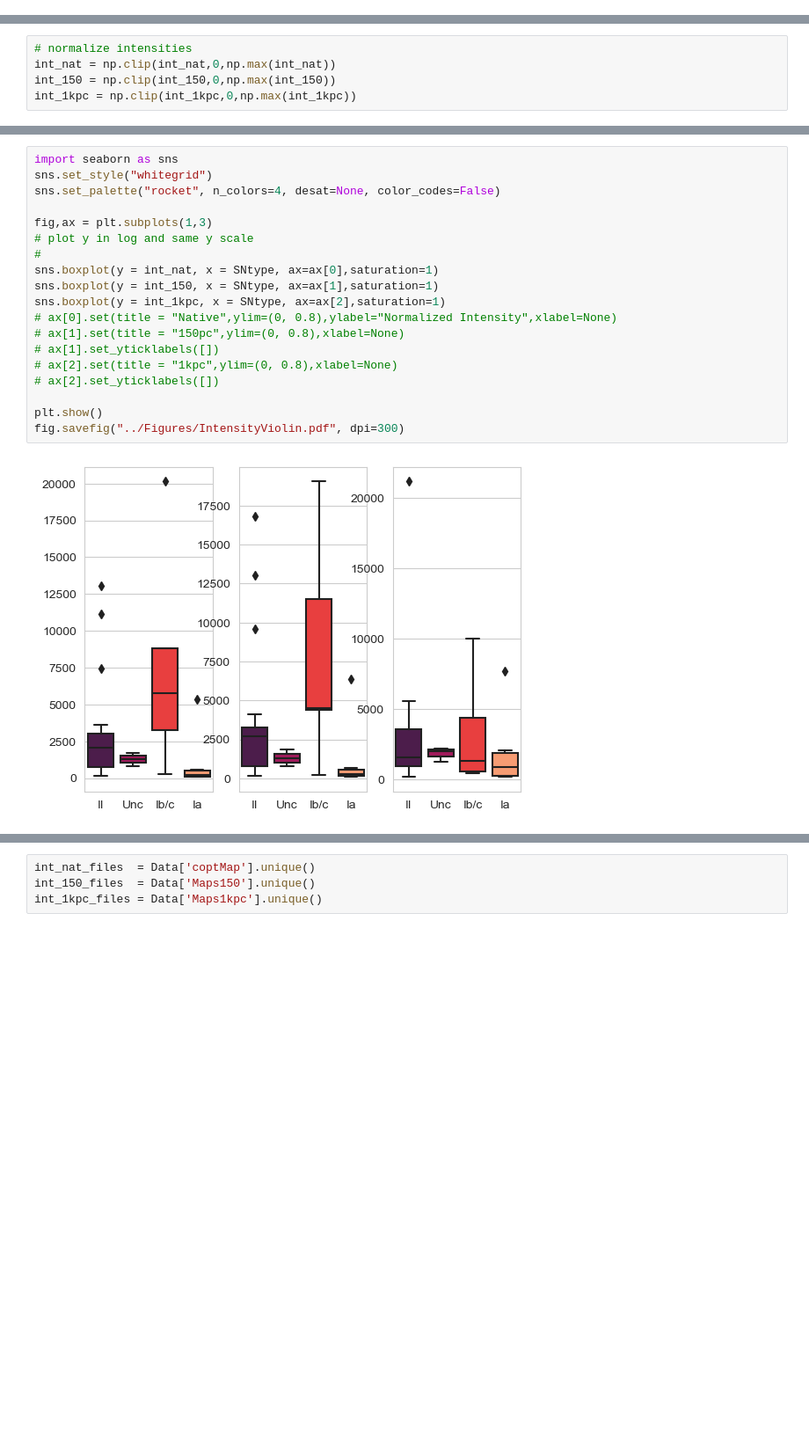
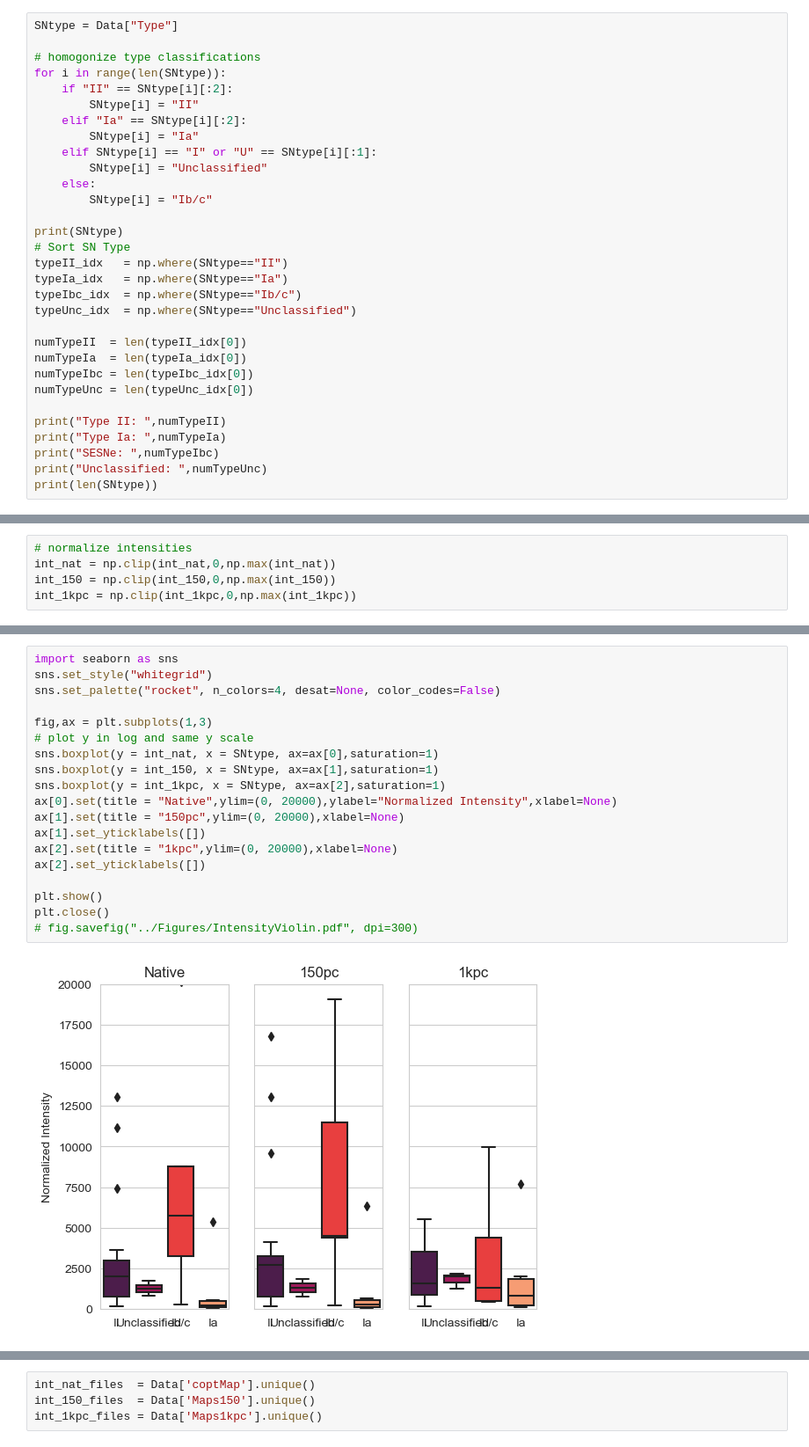
Before and after one commit to NessMayker/SNeHa, a Jupyter notebook: Code/2a.MUSE_SNe_intensity_visualizations.ipynb, the cells around one changed output, grey strips where cells are left out. Shown at 88% size. Cells and saved outputs as stored; diff of their text form; blank space fills up the shorter version.

```diff
--- a/Code/2a.MUSE_SNe_intensity_visualizations.ipynb
+++ b/Code/2a.MUSE_SNe_intensity_visualizations.ipynb
@@ -161,0 +95,31 @@ Ic
+# %%
+SNtype = Data["Type"]
+
+# homogonize type classifications
+for i in range(len(SNtype)):
+    if "II" == SNtype[i][:2]:
+        SNtype[i] = "II"
+    elif "Ia" == SNtype[i][:2]:
+        SNtype[i] = "Ia"
+    elif SNtype[i] == "I" or "U" == SNtype[i][:1]:
+        SNtype[i] = "Unclassified"
+    else:
+        SNtype[i] = "Ib/c"
+
+print(SNtype)
+# Sort SN Type
+typeII_idx   = np.where(SNtype=="II")
+typeIa_idx   = np.where(SNtype=="Ia")
+typeIbc_idx  = np.where(SNtype=="Ib/c")
+typeUnc_idx  = np.where(SNtype=="Unclassified")
+
+numTypeII  = len(typeII_idx[0])
+numTypeIa  = len(typeIa_idx[0])
+numTypeIbc = len(typeIbc_idx[0])
+numTypeUnc = len(typeUnc_idx[0])
+
+print("Type II: ",numTypeII)
+print("Type Ia: ",numTypeIa)
+print("SESNe: ",numTypeIbc)
+print("Unclassified: ",numTypeUnc)
+print(len(SNtype))
@@ -174,22 +162,22 @@ int_1kpc = np.clip(int_1kpc,0,np.max(int_1kpc))
 # %%
 import seaborn as sns
 sns.set_style("whitegrid")
 sns.set_palette("rocket", n_colors=4, desat=None, color_codes=False)
 
 fig,ax = plt.subplots(1,3)
 # plot y in log and same y scale
-#
 sns.boxplot(y = int_nat, x = SNtype, ax=ax[0],saturation=1)
 sns.boxplot(y = int_150, x = SNtype, ax=ax[1],saturation=1)
 sns.boxplot(y = int_1kpc, x = SNtype, ax=ax[2],saturation=1)
-# ax[0].set(title = "Native",ylim=(0, 0.8),ylabel="Normalized Intensity",xlabel=None)
-# ax[1].set(title = "150pc",ylim=(0, 0.8),xlabel=None)
-# ax[1].set_yticklabels([])
-# ax[2].set(title = "1kpc",ylim=(0, 0.8),xlabel=None)
-# ax[2].set_yticklabels([])
+ax[0].set(title = "Native",ylim=(0, 20000),ylabel="Normalized Intensity",xlabel=None)
+ax[1].set(title = "150pc",ylim=(0, 20000),xlabel=None)
+ax[1].set_yticklabels([])
+ax[2].set(title = "1kpc",ylim=(0, 20000),xlabel=None)
+ax[2].set_yticklabels([])
 
 plt.show()
-fig.savefig("../Figures/IntensityViolin.pdf", dpi=300)
+plt.close()
+# fig.savefig("../Figures/IntensityViolin.pdf", dpi=300)
 # %% [output]
-[figure, old version]
+[figure, new version]
 # %%
```
Also changed, not shown: parts of 8 cells of this notebook, 11 other files.
